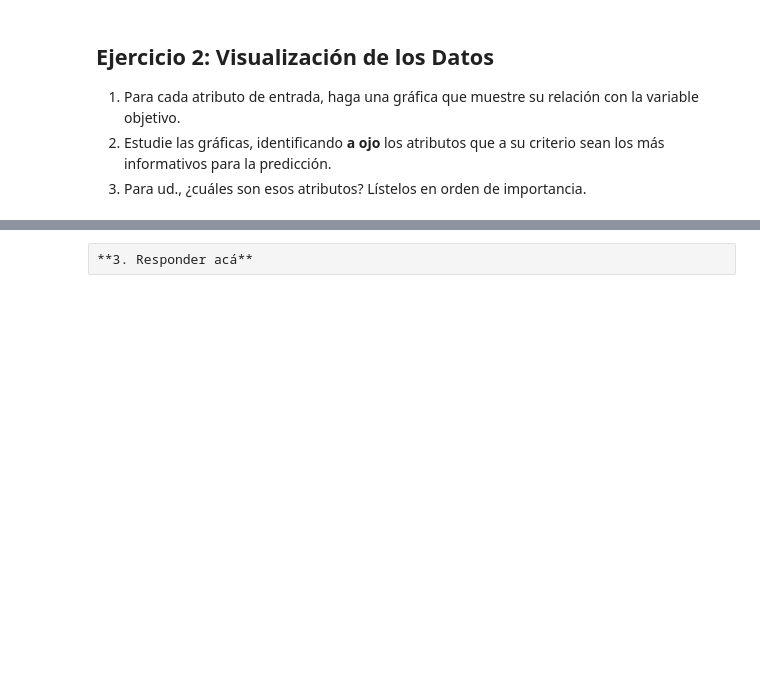
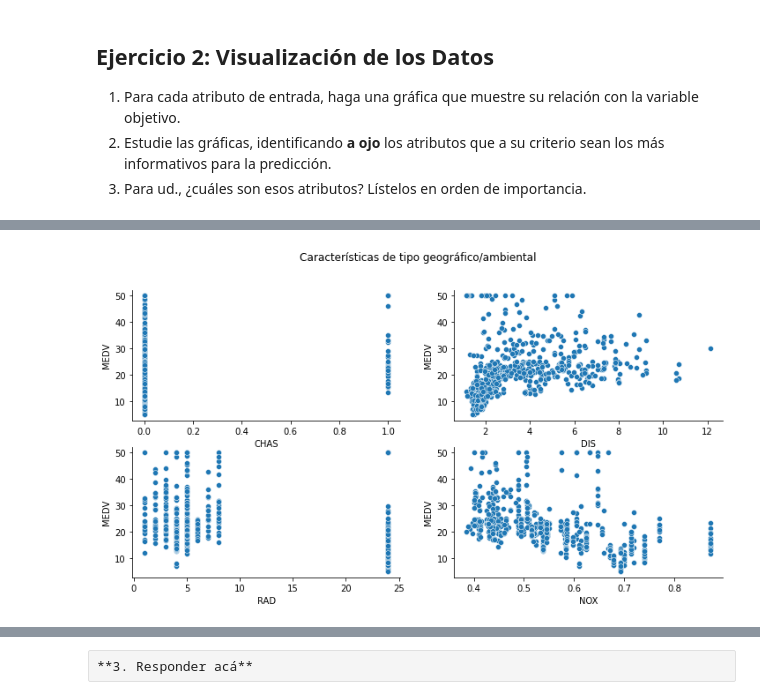
Before and after one commit to estebanarr/intro_aprendizaje_automatico, a Jupyter notebook: Notebooks/Laboratorio1.ipynb, the cells around one changed output, grey strips where cells are left out. Cells and saved outputs as stored; diff of their text form; code cells hidden in the pictures; blank space fills up the shorter version.

```diff
--- a/Notebooks/Laboratorio1.ipynb
+++ b/Notebooks/Laboratorio1.ipynb
@@ -160,0 +180,11 @@ plt.show()
+# %%
+f, axs = plt.subplots(nrows=2, ncols=2, figsize=(12,6))
+plt.suptitle("Características de tipo geográfico/ambiental")
+sns.scatterplot(data=df, x='CHAS', y="MEDV", ax=axs[0,0])
+sns.scatterplot(data=df, x='DIS', y="MEDV", ax=axs[0,1])
+sns.scatterplot(data=df, x='RAD', y="MEDV", ax=axs[1,0])
+sns.scatterplot(data=df, x='NOX', y="MEDV", ax=axs[1,1])
+sns.despine()
+plt.show()
+# %% [output]
+[figure, added]
```
Also changed, not shown: parts of 32 cells of this notebook.
